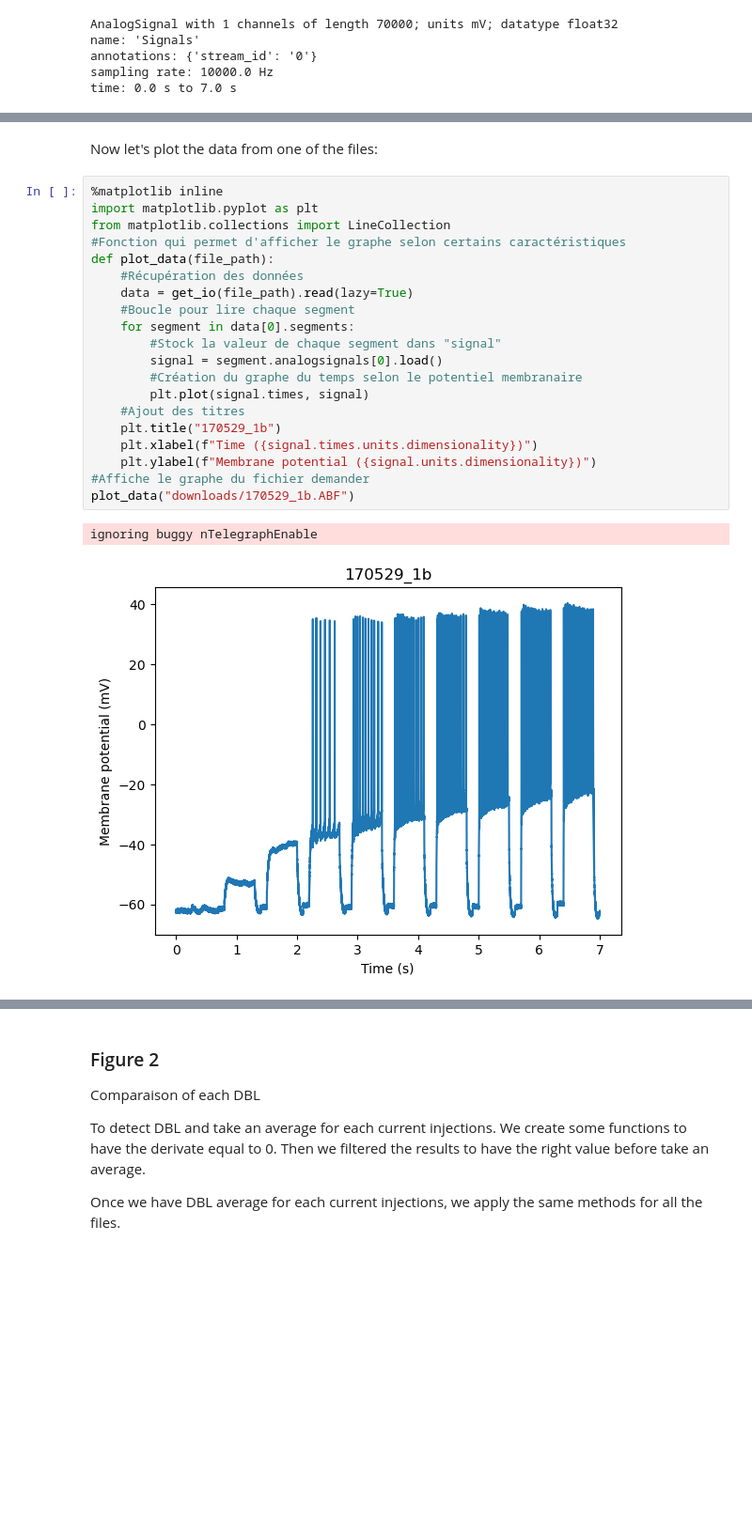
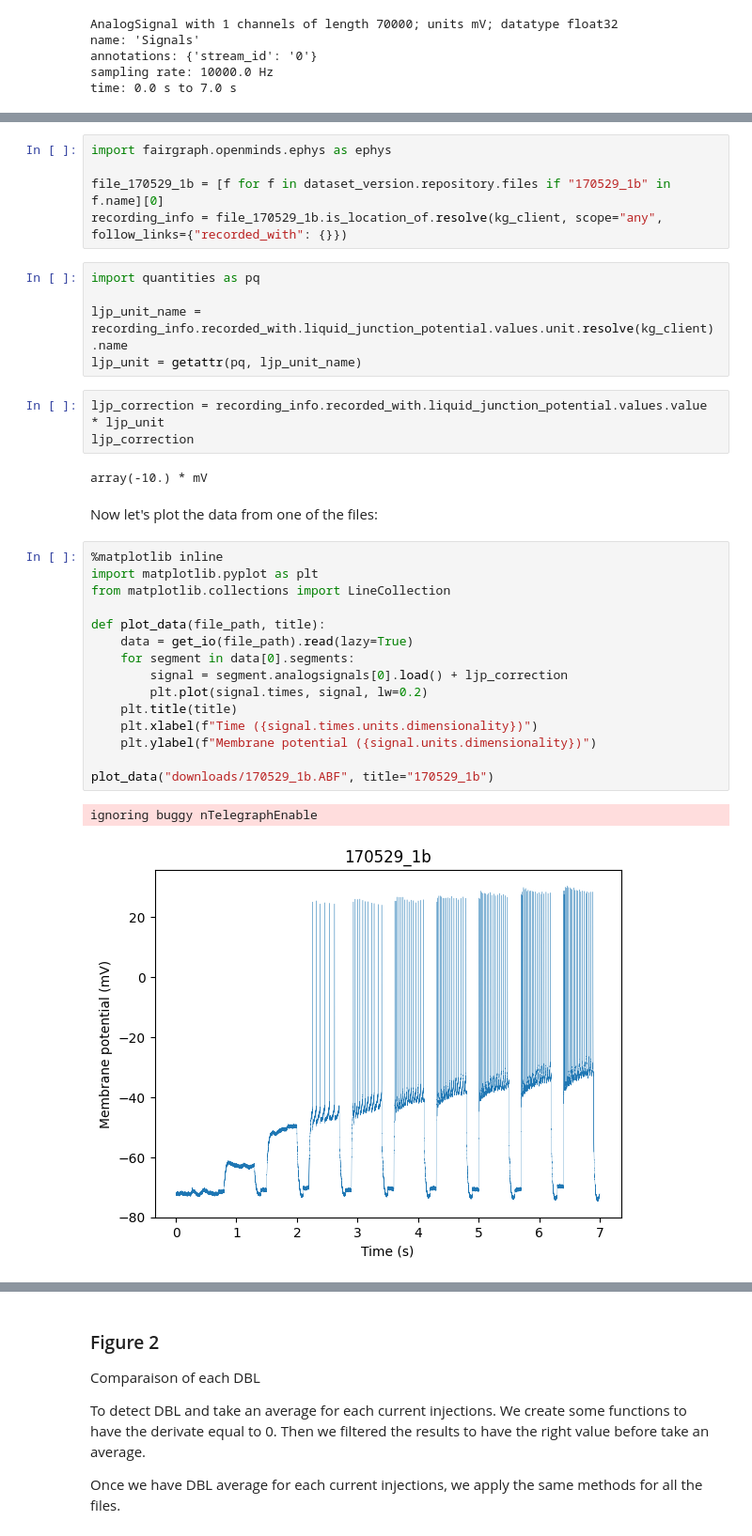
Before and after one commit to NeuroPSI-Neuroinformatics/case-studies-for-data-reuse, a Jupyter notebook: 10.25493-VAV5-BXU/GaradLessmann2022.ipynb, the cells around one changed output, grey strips where cells are left out. Shown at 94% size. Drawn from its saved outputs; the diff is of its cells as text; blank space fills up the shorter version.

```diff
--- a/10.25493-VAV5-BXU/GaradLessmann2022.ipynb
+++ b/10.25493-VAV5-BXU/GaradLessmann2022.ipynb
@@ -163,26 +199,36 @@ time: 0.0 s to 7.0 s
+# %%
+import fairgraph.openminds.ephys as ephys
+
+file_170529_1b = [f for f in dataset_version.repository.files if "170529_1b" in f.name][0]
+recording_info = file_170529_1b.is_location_of.resolve(kg_client, scope="any", follow_links={"recorded_with": {}})
+# %%
+import quantities as pq
+
+ljp_unit_name = recording_info.recorded_with.liquid_junction_potential.values.unit.resolve(kg_client).name
+ljp_unit = getattr(pq, ljp_unit_name)
+# %%
+ljp_correction = recording_info.recorded_with.liquid_junction_potential.values.value * ljp_unit
+ljp_correction
+# %% [output]
+array(-10.) * mV
 # %% [markdown]
 Now let's plot the data from one of the files:
 # %%
 %matplotlib inline
 import matplotlib.pyplot as plt
 from matplotlib.collections import LineCollection
-#Fonction qui permet d'afficher le graphe selon certains caractéristiques
-def plot_data(file_path):
-    #Récupération des données
+
+def plot_data(file_path, title):
     data = get_io(file_path).read(lazy=True)
-    #Boucle pour lire chaque segment
     for segment in data[0].segments:
-        #Stock la valeur de chaque segment dans "signal"
-        signal = segment.analogsignals[0].load()
-        #Création du graphe du temps selon le potentiel membranaire
-        plt.plot(signal.times, signal)
-    #Ajout des titres
-    plt.title("170529_1b")
+        signal = segment.analogsignals[0].load() + ljp_correction
+        plt.plot(signal.times, signal, lw=0.2)
+    plt.title(title)
     plt.xlabel(f"Time ({signal.times.units.dimensionality})")
     plt.ylabel(f"Membrane potential ({signal.units.dimensionality})")
-#Affiche le graphe du fichier demander
-plot_data("downloads/170529_1b.ABF")
+
+plot_data("downloads/170529_1b.ABF", title="170529_1b")
 # %% [output]
 ignoring buggy nTelegraphEnable
-[figure, old version]
+[figure, new version]
 # %% [markdown]
```
Also changed, not shown: parts of 28 cells of this notebook.
